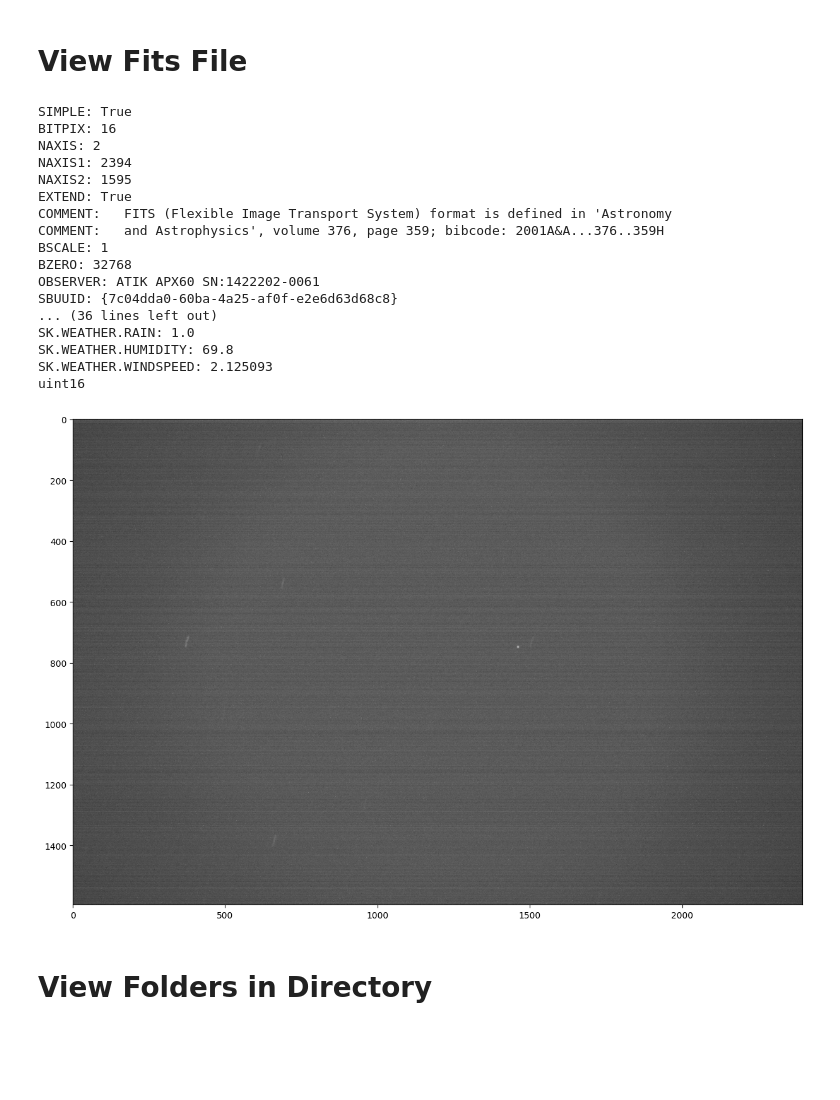
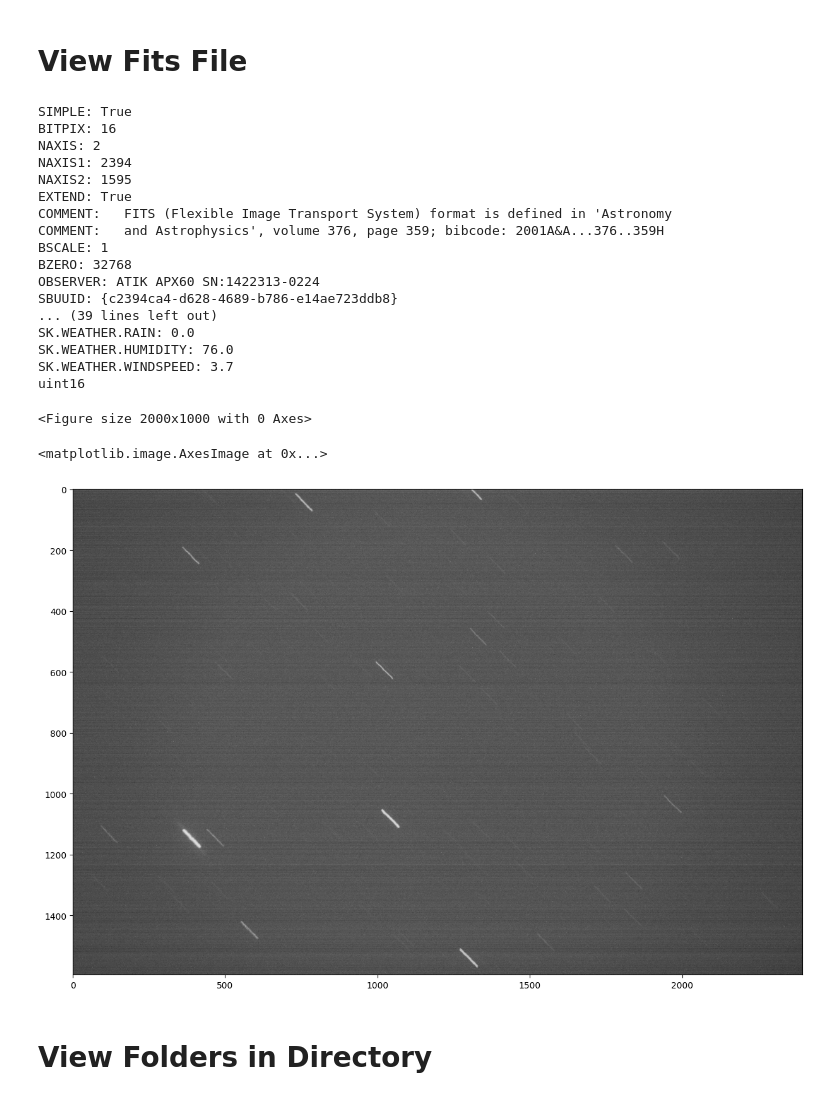
Before and after one commit to Chaps21812/Dataset_Compilation_and_Statistics, a Jupyter notebook: data_connections/utilities.ipynb, the cells around one changed output. Cells and saved outputs as stored; diff of their text form; code cells hidden in the pictures; blank space fills up the shorter version.

```diff
--- a/data_connections/utilities.ipynb
+++ b/data_connections/utilities.ipynb
@@ -16,44 +16,46 @@ InteractiveShell.ast_node_interactivity = "all"
 # %%
 from astropy.io import fits
 import matplotlib.pyplot as plt
-from preprocess_functions import iqr_log, channel_mixture_C, zscale, raw_file
+from src.preprocess_functions import iqr_log, channel_mixture_C, zscale, raw_file
 
 import numpy as np
 from PIL import Image
 
-fits_path = "/data/Dataset_Compilation_and_Statistics/Sentinel_Datasets/RME04_Raw/RME04Sat-2025-06-04/raw_fits/4519403345830983.fits"
+fits_path = '/data/Dataset_Compilation_and_Statistics/Sentinel_Datasets/Finalized_datasets/Calsats-RME04-2024/raw_fits/0a2747d0-c7f7-4100-8fa5-6e438e437d98.0.fits'
 hdu = fits.open(fits_path)
 hdul = hdu[0]
 
 img = Image.fromarray(raw_file(hdul.data).transpose(1,2,0))
 img.save("out.png")
 
 for key,value in hdul.header.items():
     print(f"{key}: {value}")
 
 print(hdul.data.dtype)
 plt.figure(figsize=(20, 10))
 plt.imshow(iqr_log(hdul.data).transpose(1,2,0))
 plt.show()
 # %% [output]
 SIMPLE: True
 BITPIX: 16
 NAXIS: 2
 NAXIS1: 2394
 NAXIS2: 1595
 EXTEND: True
 COMMENT:   FITS (Flexible Image Transport System) format is defined in 'Astronomy
 COMMENT:   and Astrophysics', volume 376, page 359; bibcode: 2001A&A...376..359H
 BSCALE: 1
 BZERO: 32768
-OBSERVER: ATIK APX60 SN:1422202-0061
-SBUUID: {7c04dda0-60ba-4a25-af0f-e2e6d63d68c8}
-... (36 lines left out)
-SK.WEATHER.RAIN: 1.0
-SK.WEATHER.HUMIDITY: 69.8
-SK.WEATHER.WINDSPEED: 2.125093
+OBSERVER: ATIK APX60 SN:1422313-0224
+SBUUID: {c2394ca4-d628-4689-b786-e14ae723ddb8}
+... (39 lines left out)
+SK.WEATHER.RAIN: 0.0
+SK.WEATHER.HUMIDITY: 76.0
+SK.WEATHER.WINDSPEED: 3.7
 uint16
+<Figure size 2000x1000 with 0 Axes>
+<matplotlib.image.AxesImage at 0x...>
-[figure, old version]
+[figure, new version]
 # %% [markdown]
 # View Folders in Directory
 # %%
```
Also changed, not shown: parts of 1 cell of this notebook, 24 other files.
